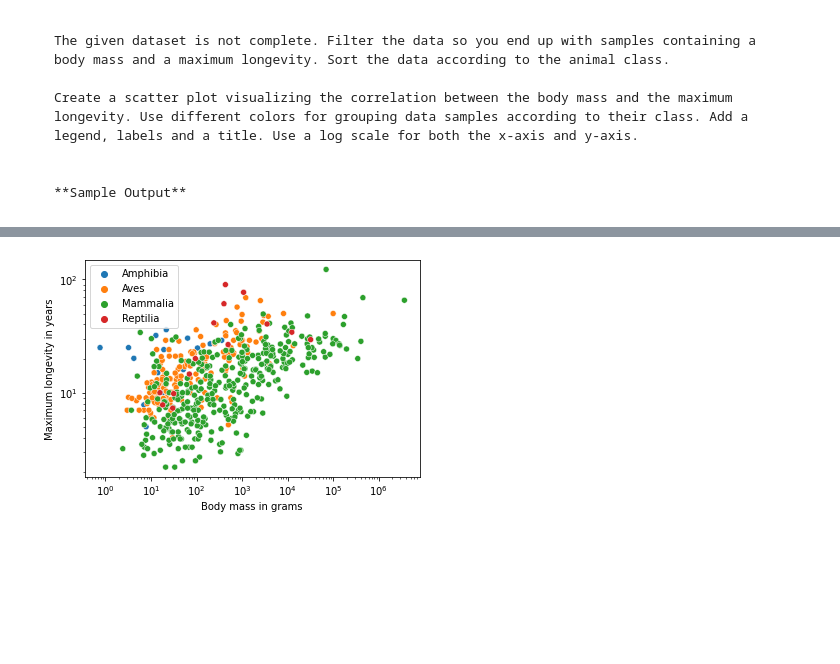
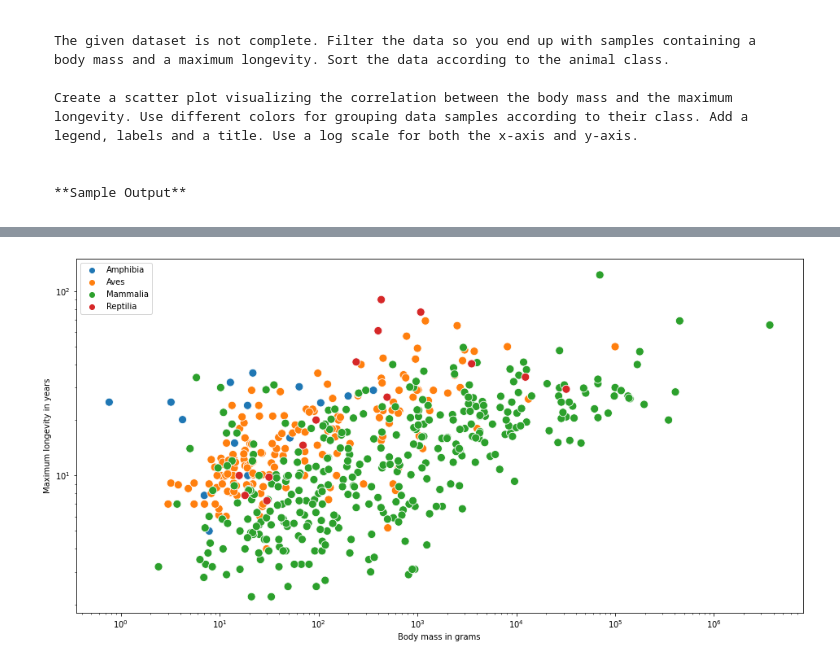
Before and after one commit to knavee12345/EduBridge-Assesment, a Jupyter notebook: Assignment/Assignment9.ipynb, the cells around one changed output, grey strips where cells are left out. Drawn from its saved outputs; the diff is of its cells as text; code cells hidden in the pictures; blank space fills up the shorter version.

```diff
--- a/Assignment/Assignment9.ipynb
+++ b/Assignment/Assignment9.ipynb
@@ -175,16 +180,17 @@ Create a scatter plot visualizing the correlation between the body mass and the
 # %%
 animal_data=pd.read_csv("https://raw.githubusercontent.com/svkarthik86/Advanced-python/main/WEEK-9%20Assignment/Data/anage_data.csv")
 
 animal_data_new=animal_data[["Class","Maximum longevity (yrs)","Body mass (g)"]]
 
 animal_filter_data=animal_data_new.query("(Class=='Amphibia')or(Class=='Aves')or(Class=='Reptilia')or(Class=='Mammalia')")
 
-sns.scatterplot(data=animal_filter_data,x="Body mass (g)",y="Maximum longevity (yrs)",hue="Class")
+plt.figure(figsize=(16,8))
+sns.scatterplot(data=animal_filter_data,x="Body mass (g)",y="Maximum longevity (yrs)",hue="Class",s=100)
 plt.xscale("log")
 plt.yscale("log")
 plt.ylabel("Maximum longevity in years")
 plt.xlabel("Body mass in grams")
 plt.legend(loc="upper left")
 plt.show()
 # %% [output]
-[figure, old version]
+[figure, new version]
```
Also changed, not shown: parts of 6 cells of this notebook.
